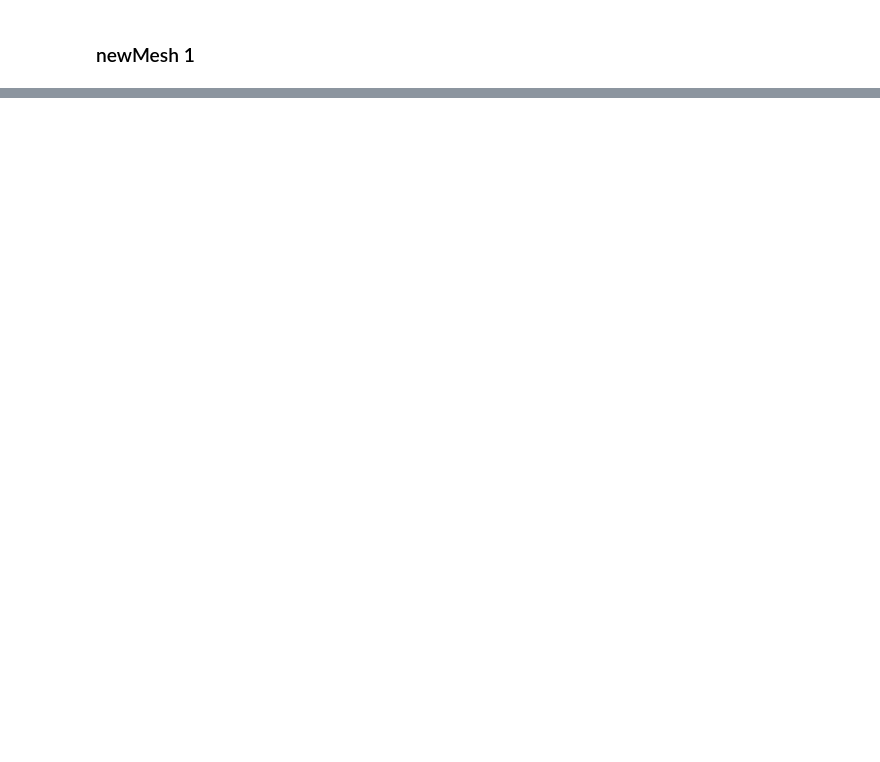
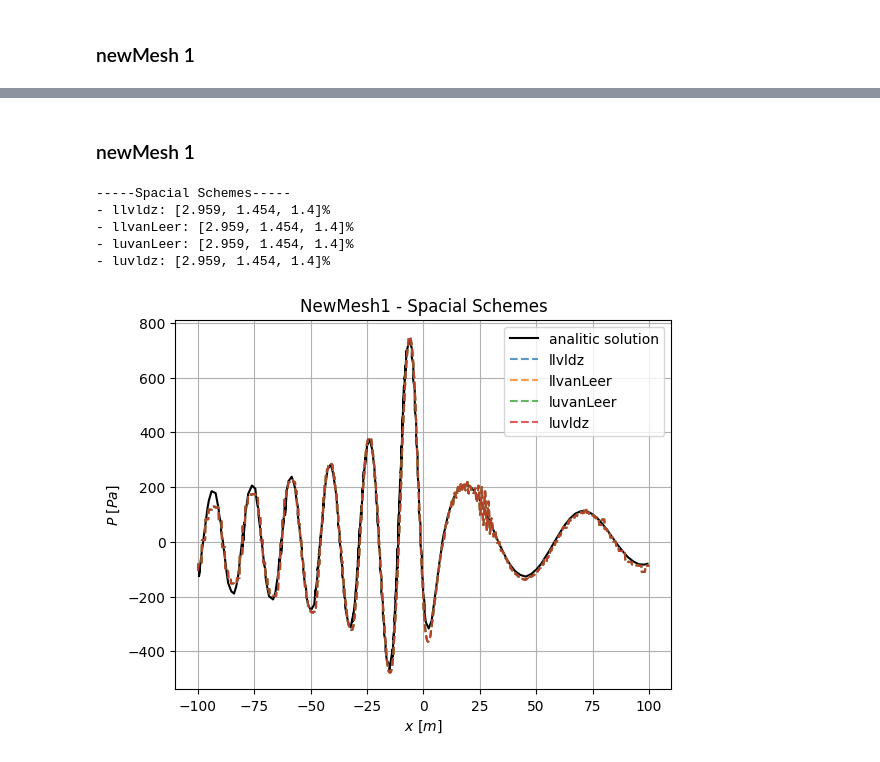
Before and after one commit to Widmark-Kaue/Aeroacoustics-Monopole-Errors, a Jupyter notebook: scripts/schemes.ipynb, the cells around one changed output, grey strips where cells are left out. Cells and saved outputs as stored; diff of their text form; code cells hidden in the pictures; blank space fills up the shorter version.

Commit message:
feat: add vanLeer interpolation and damping zone analysis

```diff
--- a/scripts/schemes.ipynb
+++ b/scripts/schemes.ipynb
@@ -151,0 +171,12 @@ plotSchemes(psimS, analitc=sol, title='NewMesh1 - Spacial Schemes', save=save)
+# %%
+psimS = importData(case = 'newMesh0', test='spacialTest', keyword='l*v')
+dic   = {'Spacial Schemes':psimS}
+
+for type in dic:
+    print(5*'-' + f'{type}' + 5*'-')
+    for scheme in dic[type]:
+        rms =  rmsSpacial((xa,pa), dic[type][scheme], windows=win)
+        print(f'- {scheme}: {[round(i*100,3) for i in rms]}%')
+
+
+plotSchemes(psimS, analitc=sol, title='NewMesh0 - Spacial Schemes', save=save)
@@ -151,0 +190,21 @@ plotSchemes(psimS, analitc=sol, title='NewMesh1 - Spacial Schemes', save=save)
+# %% [markdown]
+### newMesh 1
+# %%
+psimS = importData(case = 'newMesh1', test='spacialTest', keyword='l*v')
+dic   = {'Spacial Schemes':psimS}
+
+for type in dic:
+    print(5*'-' + f'{type}' + 5*'-')
+    for scheme in dic[type]:
+        rms =  rmsSpacial((xa,pa), dic[type][scheme], windows=win)
+        print(f'- {scheme}: {[round(i*100,3) for i in rms]}%')
+
+
+plotSchemes(psimS, analitc=sol, title='NewMesh1 - Spacial Schemes', save=save)
+# %% [output]
+-----Spacial Schemes-----
+- llvldz: [2.959, 1.454, 1.4]%
+- llvanLeer: [2.959, 1.454, 1.4]%
+- luvanLeer: [2.959, 1.454, 1.4]%
+- luvldz: [2.959, 1.454, 1.4]%
+[figure, added]
```
Also changed, not shown: parts of 9 cells of this notebook.
